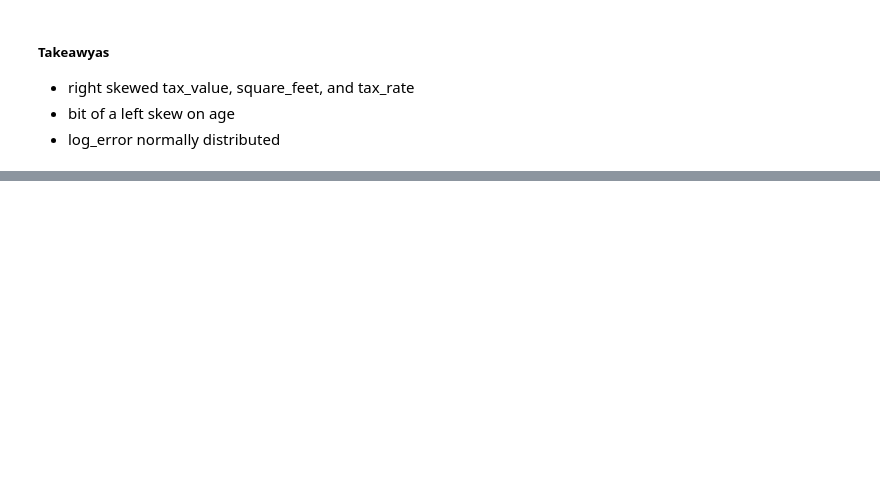
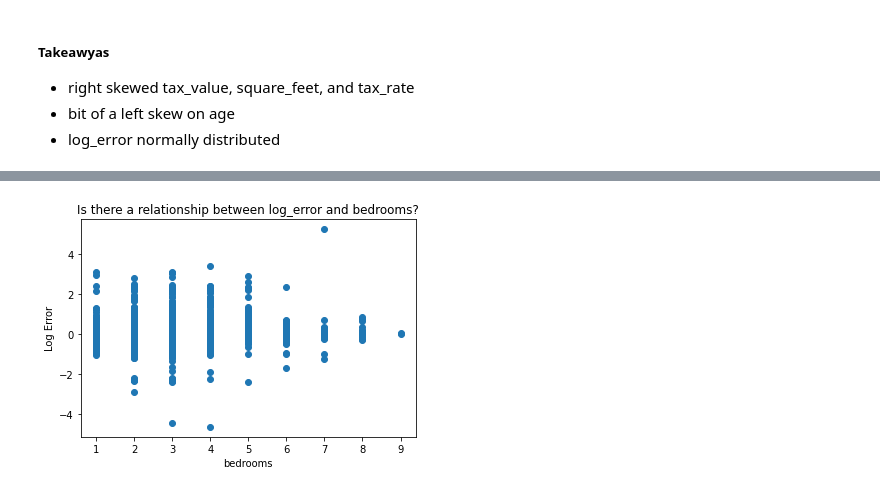
Before and after one commit to hrodjr/zestimate_error_drivers_project, a Jupyter notebook: scratch_notebook.ipynb, the cells around one changed output, grey strips where cells are left out. Cells and saved outputs as stored; diff of their text form; code cells hidden in the pictures; blank space fills up the shorter version.

```diff
--- a/scratch_notebook.ipynb
+++ b/scratch_notebook.ipynb
@@ -128,10 +104,12 @@ plt.show()
 # %%
 #Is there a relationship between log_error and bedrooms?
 # plot age by spending_score
-plt.scatter(train.bedrooms, train.log_error)
+plt.scatter(train.bedrooms, train.logerror)
 plt.xlabel("bedrooms")
 plt.ylabel("Log Error")
 plt.title("Is there a relationship between log_error and bedrooms?")
 plt.show()
+# %% [output]
+[figure, added]
 # %%
 #Is there a relationship between log_error and square feet?
```
Also changed, not shown: parts of 25 cells of this notebook, 1 other file.
